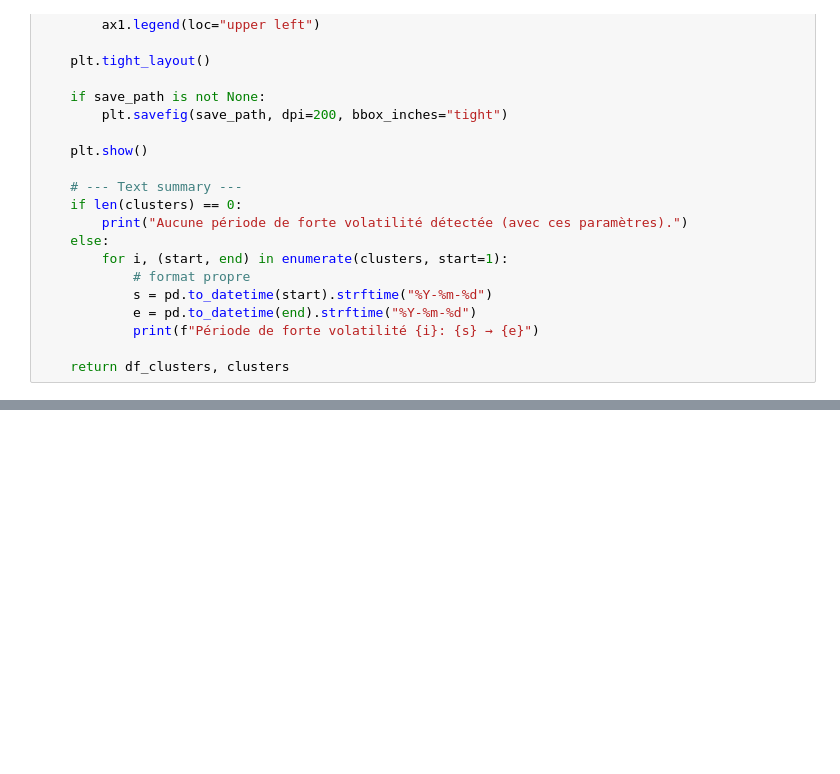
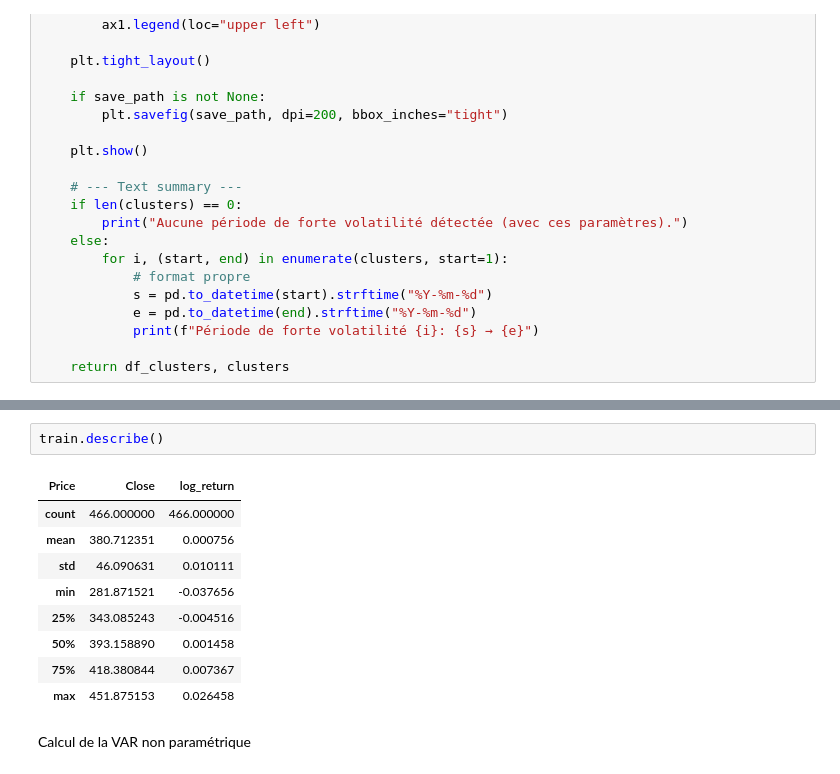
Before and after one commit to Celeste2405/Risque-extreme, a Jupyter notebook: projet.ipynb, the cells around one changed output, grey strips where cells are left out. Saved outputs shown, nothing was run; the diff lists cells and outputs as text; blank space fills up the shorter version.

```diff
--- a/projet.ipynb
+++ b/projet.ipynb
@@ -355,0 +359,14 @@ Période de forte volatilité 18: 2025-04-03 → 2025-04-24
+# %%
+train.describe()
+# %% [output]
+| Price | Close | log_return |
+| count | 466.000000 | 466.000000 |
+| mean | 380.712351 | 0.000756 |
+| std | 46.090631 | 0.010111 |
+| min | 281.871521 | -0.037656 |
+| 25% | 343.085243 | -0.004516 |
+| 50% | 393.158890 | 0.001458 |
+| 75% | 418.380844 | 0.007367 |
+| max | 451.875153 | 0.026458 |
+# %% [markdown]
+Calcul de la VAR non paramétrique
```
Also changed, not shown: parts of 28 cells of this notebook, 1 other file.
